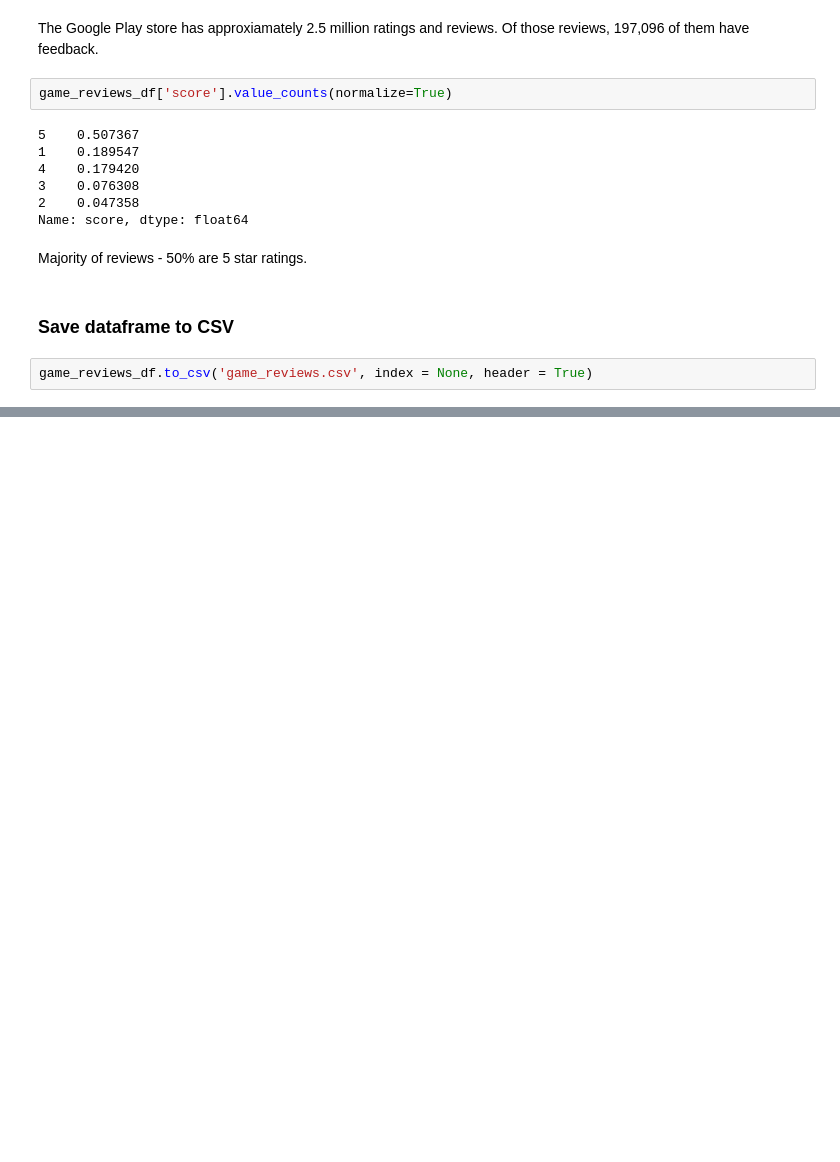
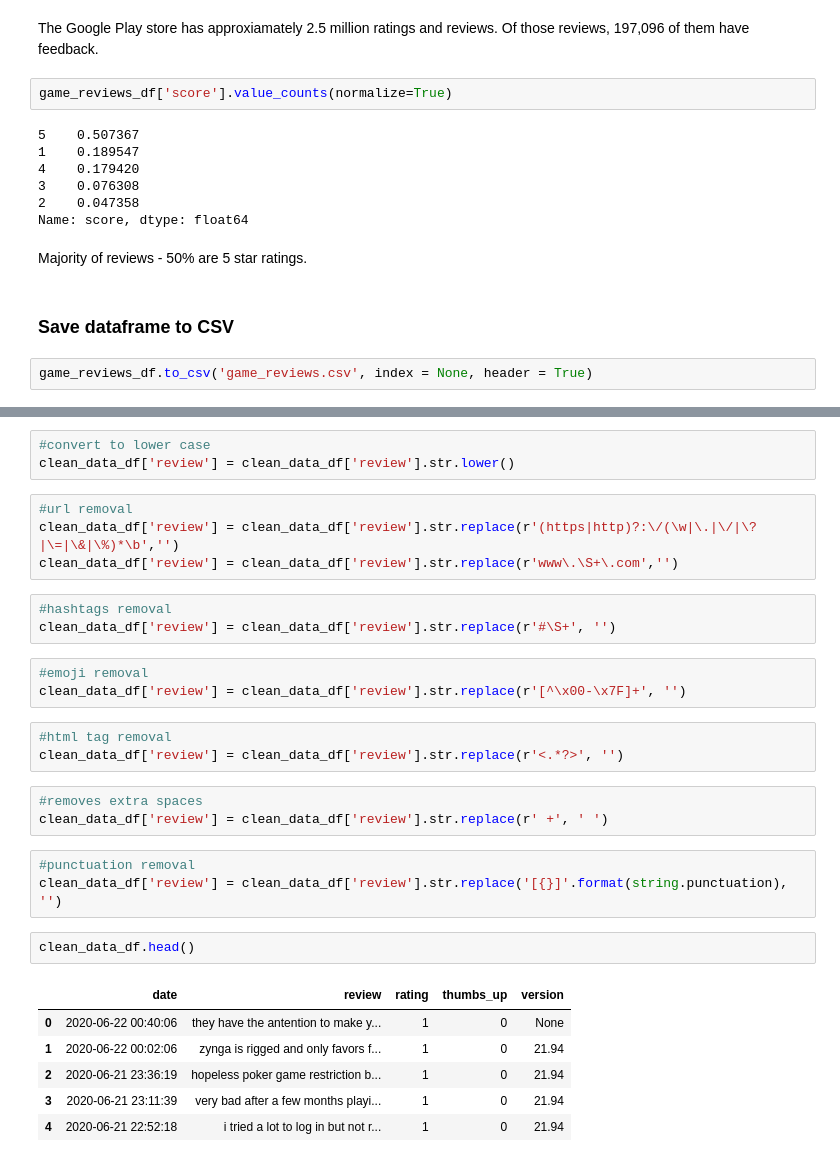
Before and after one commit to georgethoraninh/topic_model_reviews, a Jupyter notebook: game_reviews.ipynb, the cells around one changed output, grey strips where cells are left out. Drawn from its saved outputs; the diff is of its cells as text; blank space fills up the shorter version.

```diff
--- a/game_reviews.ipynb
+++ b/game_reviews.ipynb
@@ -145,0 +207,31 @@ game_reviews_df.to_csv('game_reviews.csv', index = None, header = True)
+# %%
+#convert to lower case
+clean_data_df['review'] = clean_data_df['review'].str.lower()
+# %%
+#url removal
+clean_data_df['review'] = clean_data_df['review'].str.replace(r'(https|http)?:\/(\w|\.|\/|\?|\=|\&|\%)*\b','')
+clean_data_df['review'] = clean_data_df['review'].str.replace(r'www\.\S+\.com','')
+# %%
+#hashtags removal
+clean_data_df['review'] = clean_data_df['review'].str.replace(r'#\S+', '')
+# %%
+#emoji removal
+clean_data_df['review'] = clean_data_df['review'].str.replace(r'[^\x00-\x7F]+', '')
+# %%
+#html tag removal
+clean_data_df['review'] = clean_data_df['review'].str.replace(r'<.*?>', '')
+# %%
+#removes extra spaces
+clean_data_df['review'] = clean_data_df['review'].str.replace(r' +', ' ')
+# %%
+#punctuation removal
+clean_data_df['review'] = clean_data_df['review'].str.replace('[{}]'.format(string.punctuation), '')
+# %%
+clean_data_df.head()
+# %% [output]
+|  | date | review | rating | thumbs_up | version |
+| 0 | 2020-06-22 00:40:06 | they have the antention to make y... | 1 | 0 | None |
+| 1 | 2020-06-22 00:02:06 | zynga is rigged and only favors f... | 1 | 0 | 21.94 |
+| 2 | 2020-06-21 23:36:19 | hopeless poker game restriction b... | 1 | 0 | 21.94 |
+| 3 | 2020-06-21 23:11:39 | very bad after a few months playi... | 1 | 0 | 21.94 |
+| 4 | 2020-06-21 22:52:18 | i tried a lot to log in but not r... | 1 | 0 | 21.94 |
```
Also changed, not shown: parts of 17 cells of this notebook.
